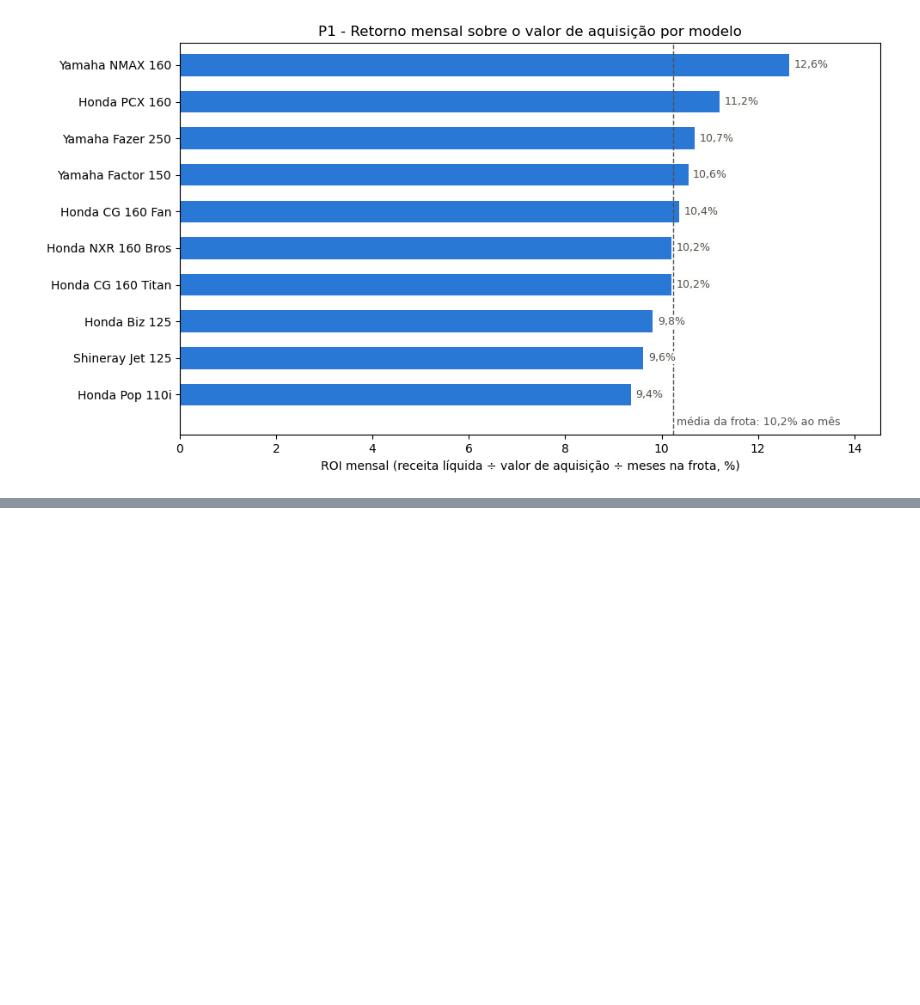
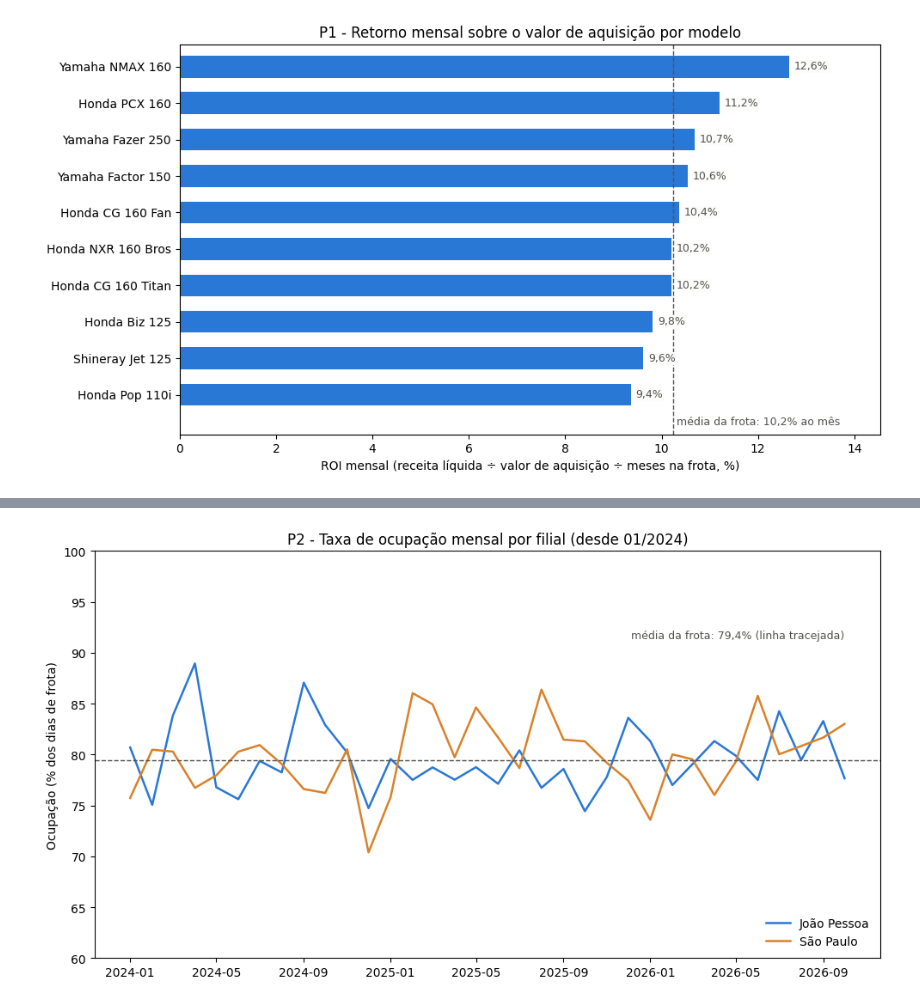
Before and after one commit to DaviBarciaV/projeto-analisededados-bi, a Jupyter notebook: analise_inicial.ipynb, the cells around one changed output, grey strips where cells are left out. Drawn from its saved outputs; the diff is of its cells as text; code cells hidden in the pictures; blank space fills up the shorter version.

```diff
--- a/analise_inicial.ipynb
+++ b/analise_inicial.ipynb
@@ -244,0 +292,22 @@ plt.show()
+# %%
+# 17) ocupação mês a mês, por filial
+# em cada mês: dias alugados dentro do mês / dias em que as motos já estavam na frota
+def ocupacao_mensal(ids_motos):
+    aquisicao = motos.set_index("id_moto").loc[ids_motos, "data_aquisicao"]
+    lo = loc_ok[loc_ok["id_moto"].isin(ids_motos)]
+    res = {}
+    for mes in pd.period_range("2023-06", "2026-10", freq="M"):
+        ini = mes.start_time
+        fim = min(mes.end_time.normalize() + pd.Timedelta(days=1), data_ref)
+        dias_frota = (fim - aquisicao.clip(lower=ini)).dt.days.clip(lower=0).sum()
+        dias_alug = (lo["fim"].clip(upper=fim) - lo["data_retirada"].clip(lower=ini)).dt.days.clip(lower=0).sum()
+        res[mes] = dias_alug / dias_frota if dias_frota > 0 else np.nan
+    return pd.Series(res)
+
+ocup_mes = pd.DataFrame({
+    "Frota toda": ocupacao_mensal(motos["id_moto"]),
+    "João Pessoa": ocupacao_mensal(motos.loc[motos["filial"] == "João Pessoa", "id_moto"]),
+    "São Paulo": ocupacao_mensal(motos.loc[motos["filial"] == "São Paulo", "id_moto"]),
+})
+# antes de 2024 a frota tinha menos de 30 motos, então olhamos de 01/2024 em diante
+ocup_mes.loc["2024-01":].describe().round(3)
@@ -244,0 +324,18 @@ plt.show()
+# %%
+# 18) GRÁFICO 2 (P2) - taxa de ocupação mensal por filial
+fig, ax = plt.subplots(figsize=(10, 5.5))
+dados = ocup_mes.loc["2024-01":]
+x = dados.index.to_timestamp()
+ax.plot(x, dados["João Pessoa"] * 100, color="#2a78d6", lw=1.8, label="João Pessoa")
+ax.plot(x, dados["São Paulo"] * 100, color="#d9822b", lw=1.8, label="São Paulo")
+ax.axhline(ocupacao_frota * 100, color="#52514e", ls="--", lw=1)
+ax.text(x[-1], ocupacao_frota * 100 + 12, f"média da frota: {ocupacao_frota * 100:.1f}% (linha tracejada)".replace(".", ","),
+        color="#52514e", fontsize=9, ha="right")
+ax.set_ylim(60, 100)
+ax.set_ylabel("Ocupação (% dos dias de frota)")
+ax.set_title("P2 - Taxa de ocupação mensal por filial (desde 01/2024)")
+ax.legend(frameon=False, loc="lower right")
+plt.tight_layout()
+plt.show()
+# %% [output]
+[figure, added]
```
Also changed, not shown: parts of 27 cells of this notebook, 1 other file.
